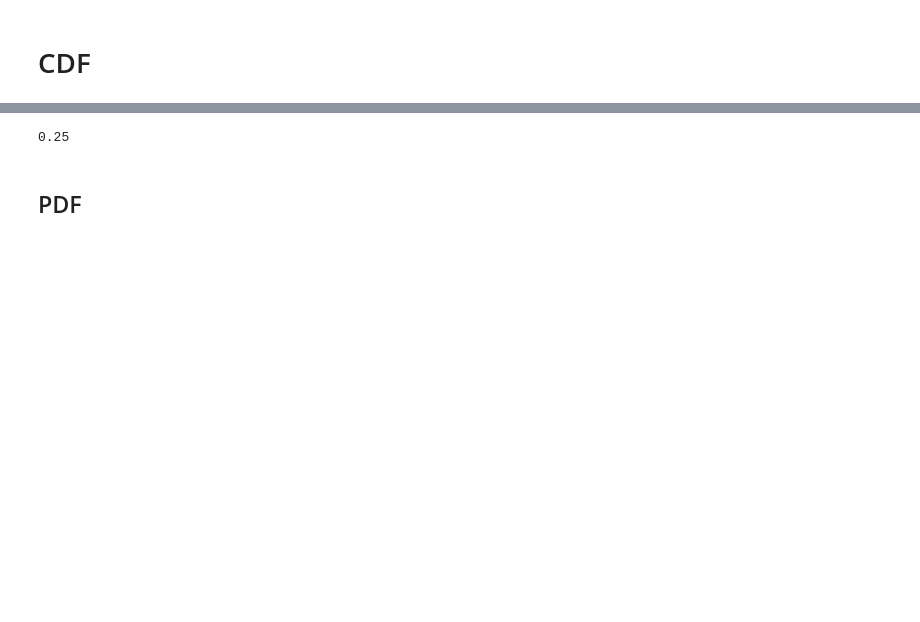
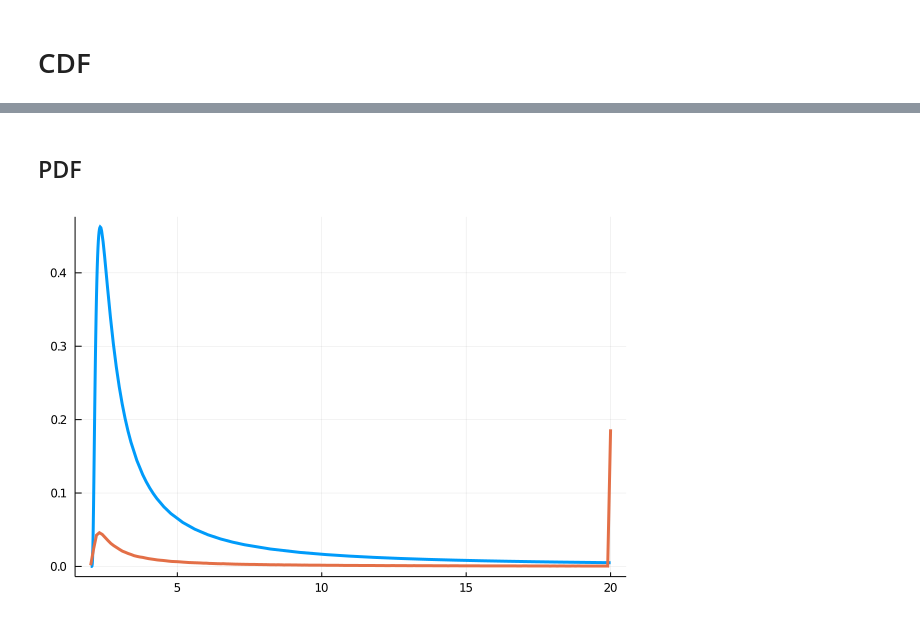
Before and after one commit to chwilko/CSoS, a Jupyter notebook: L2/Z4.ipynb, the cells around one changed output, grey strips where cells are left out. Cells and saved outputs as stored; diff of their text form; code cells hidden in the pictures; blank space fills up the shorter version.

```diff
--- a/L2/Z4.ipynb
+++ b/L2/Z4.ipynb
@@ -88,9 +99,8 @@ plot!(t -> cdf(my_dist, t), t[1], t[end], xlim = xlim, ylim = ylim, lw = 3, lege
-# %%
-2 .^ (-2)
-# %% [output]
-0.25
 # %% [markdown]
 ## PDF
 # %%
 plot(t -> pdf(my_dist, t), t[1], t[end], xlim = xlim, ylim = ylim, lw = 3, legend = false)
-histogram!(X, normalize = true, legend = false, bin = 1000, xlim = (-10, 10))
+plot!(t, PDF_X, xlim = xlim, ylim = ylim, lw = 3, legend = false)
+# histogram!(X, normalize = true, legend = false, bin = 1000, xlim = (-10, 10))
+# %% [output]
+[figure, added]
```
Also changed, not shown: parts of 6 cells of this notebook, 6 other files.
